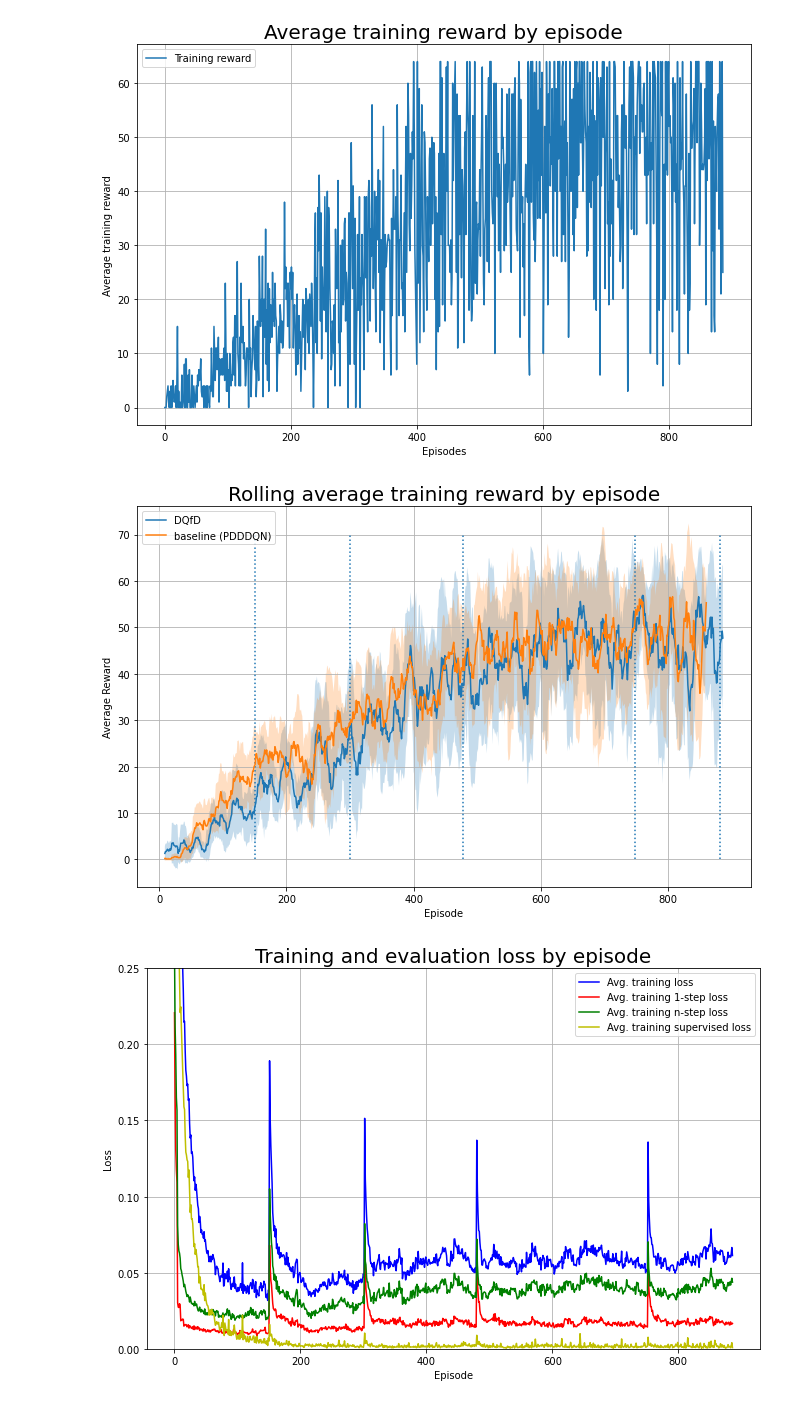
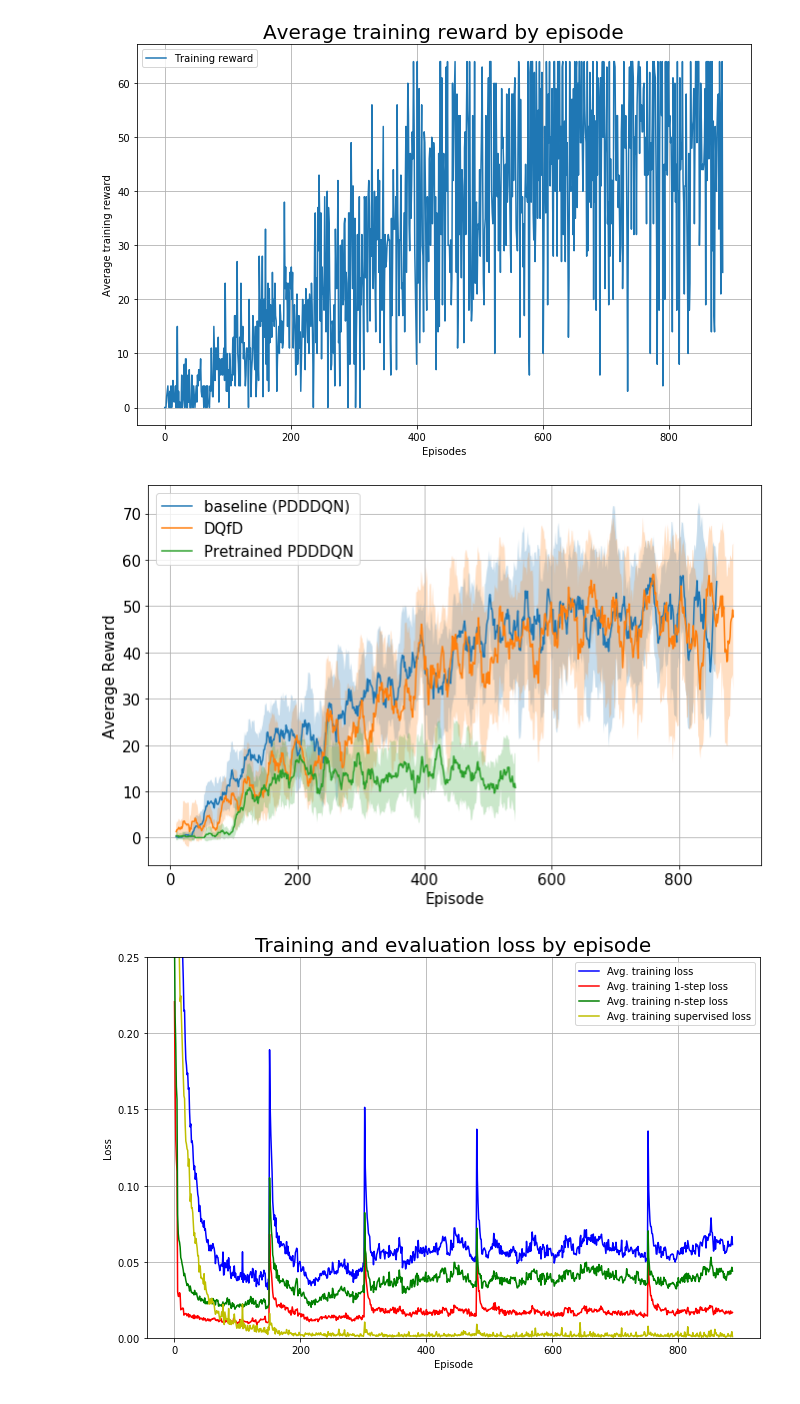
Before and after one commit to NiftyNico/DiamondsInTheRough, a Jupyter notebook: log_parser/daniel_logparser.ipynb, the cells around one changed output. Cells and saved outputs as stored; diff of their text form; code cells hidden in the pictures.

```diff
--- a/log_parser/daniel_logparser.ipynb
+++ b/log_parser/daniel_logparser.ipynb
@@ -8,18 +8,16 @@ import os
 import numpy as np
 # %%
 # shane's logs
-filepath_shane = '/home/shane/minerl/DiamondsInTheRough/log_parser/logs/shane_logs/'
+filepath_shane = '/Users/danielhustert/Documents/Uni/GT/Courses/DL/DiamondsInTheRough/log_parser/logs/shane_logs/'
 
 # nico's logs
-#filepath = '/home/shane/minerl/logs/nico_logs/nico_logs2/'
+filepath_nico = '/Users/danielhustert/Documents/Uni/GT/Courses/DL/DiamondsInTheRough/log_parser/logs/nico_logs/'
 
 # bre's logs
 #filepath = '/home/shane/minerl/logs/bre_logs/'
 
-
-
 # daniel's logs
-filepath = '/home/shane/minerl/DiamondsInTheRough/log_parser/logs/daniel_logs/'
+filepath = '/Users/danielhustert/Documents/Uni/GT/Courses/DL/DiamondsInTheRough/log_parser/logs/daniel_logs/'
 # %%
 rx_dict = {
     'statistics': re.compile(r"statistics:(?P<statistics>.*)\n"),
@@ -59,7 +57,7 @@ with open(f"{filepath}pretrain_25/log.txt", 'r') as f:
 
 df_statistics = pd.DataFrame(statistics).apply(pd.to_numeric)
 
-df_reward.drop_duplicates(keep='first', inplace=True)
+# df_reward.drop_duplicates(keep='first', inplace=True)
 df_statistics.drop_duplicates(keep='first', inplace=True)
 # %%
 # Create plot
@@ -483,30 +496,47 @@ ax.grid()
 # %%
 window = 10
 
+# baseline
 mean_base = df_train_base['R'].rolling(window).mean()
 sigma_base = df_train_base['R'].rolling(window).std()
+
+# DQfD
 mean = df_train['R'].rolling(window).mean()
 sigma = df_train['R'].rolling(window).std()
 
+# Pretrained PDDDQN
+mean_pdddqn = df_train_pdddqn['R'].rolling(window).mean()
+sigma_pdddqn = df_train_pdddqn['R'].rolling(window).std()
+
 fig, ax = plt.subplots(figsize=(11,7))
-ax.plot(df_train.episode, mean, label='DQfD')
-ax.fill_between(df_train.episode, mean+sigma, mean-sigma, alpha=0.25)
+
+# baseline
 ax.plot(df_train_base.episode, mean_base, label='baseline (PDDDQN)')
 ax.fill_between(df_train_base.episode, mean_base+sigma_base, mean_base-sigma_base, alpha=0.25)
 
-ax.vlines(episodes_1, ymin=0, ymax=70, linestyles='dotted')
-ax.vlines(episodes_1 + episodes_2, ymin=0, ymax=70, linestyles='dotted')
-ax.vlines(episodes_1 + episodes_2 + episodes_3, ymin=0, ymax=70, linestyles='dotted')
-ax.vlines(episodes_1 + episodes_2 + episodes_3 + episodes_4, ymin=0, ymax=70, linestyles='dotted')
-ax.vlines(episodes_1 + episodes_2 + episodes_3 + episodes_4 + episodes_5, ymin=0, ymax=70, linestyles='dotted')
+# DqfD
+ax.plot(df_train.episode, mean, label='DQfD')
+ax.fill_between(df_train.episode, mean+sigma, mean-sigma, alpha=0.25)
 
-ax.set_title("Rolling average training reward by episode", fontsize=20)
-ax.legend(loc='upper left')
-ax.set_xlabel('Episode')
-ax.set_ylabel('Average Reward')
+# pretrained PDDDQN
+ax.plot(df_train_pdddqn.episode, mean_pdddqn, label='Pretrained PDDDQN')
+ax.fill_between(df_train_pdddqn.episode, mean_pdddqn+sigma_pdddqn, mean_pdddqn-sigma_pdddqn, alpha=0.25)
+
+# ax.vlines(episodes_1, ymin=0, ymax=70, linestyles='dotted')
+# ax.vlines(episodes_1 + episodes_2, ymin=0, ymax=70, linestyles='dotted')
+# ax.vlines(episodes_1 + episodes_2 + episodes_3, ymin=0, ymax=70, linestyles='dotted')
+# ax.vlines(episodes_1 + episodes_2 + episodes_3 + episodes_4, ymin=0, ymax=70, linestyles='dotted')
+# ax.vlines(episodes_1 + episodes_2 + episodes_3 + episodes_4 + episodes_5, ymin=0, ymax=70, linestyles='dotted')
+
+# ax.set_title("Rolling average training reward by episode", fontsize=20)
+ax.legend(loc='upper left', fontsize=15)
+ax.set_xlabel('Episode', fontsize=15)
+ax.set_ylabel('Average Reward', fontsize=15)
+ax.tick_params(axis='x', labelsize=15)
+ax.tick_params(axis='y', labelsize=15)
 ax.grid()
 # %% [output]
-[figure, old version]
+[figure, new version]
 # %%
 #method 2, plot with dots. I like this more
 
```
Also changed, not shown: parts of 3 cells of this notebook.
